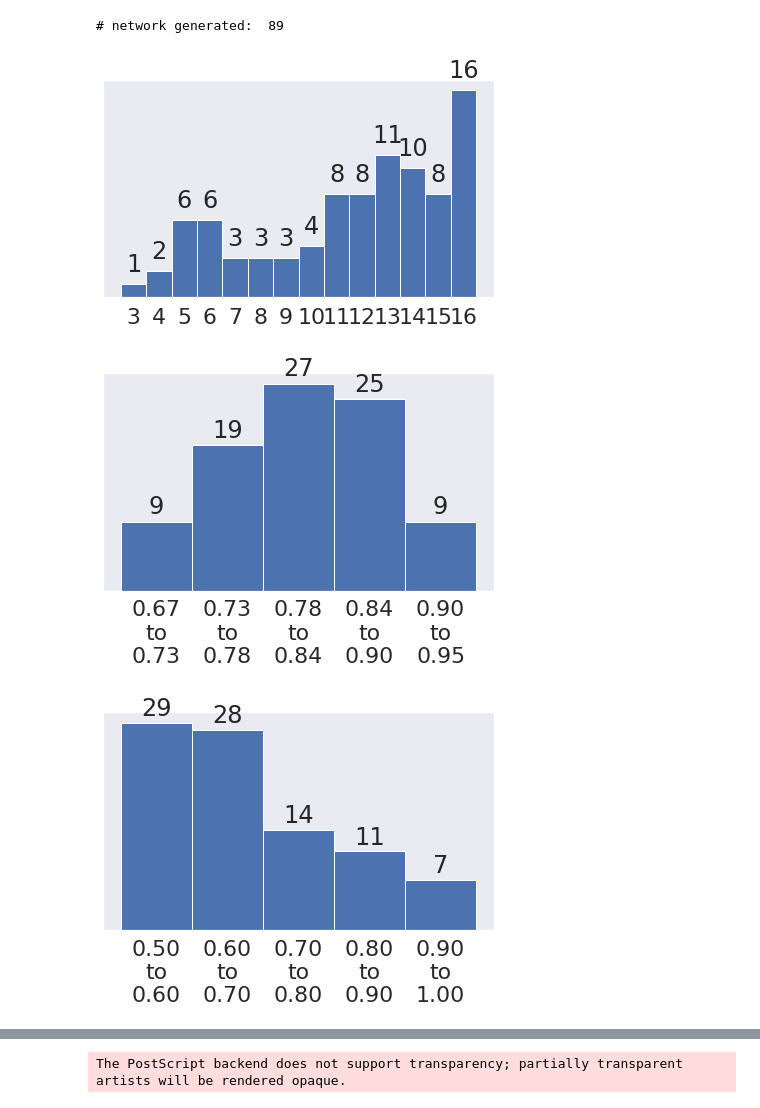
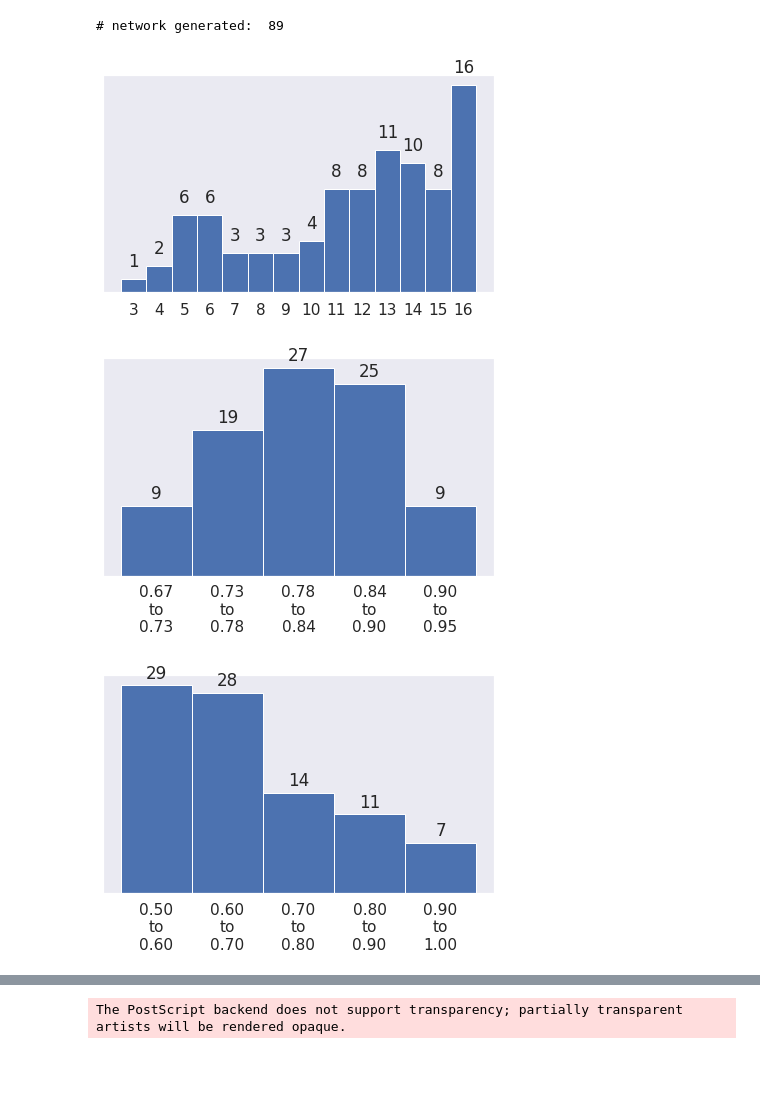
Before and after one commit to steerapi/stitchnet, a Jupyter notebook: 09_plot_results.ipynb, the cells around one changed output, grey strips where cells are left out. Cells and saved outputs as stored; diff of their text form; code cells hidden in the pictures; blank space fills up the shorter version.

```diff
--- a/08_plot_results.ipynb
+++ b/09_plot_results.ipynb
@@ -25,34 +25,34 @@ print('# network generated: ', len(data))
 # %%
 nfragments = [len(make_tuple(fragments)) for fragments in data['fragments']]
 
-sns.set(font_scale = 2)
+sns.set(font_scale = 1.4)
 fig, ax = plt.subplots(figsize=[7, 4])
-sns.set(font_scale = 2)
+sns.set(font_scale = 1.4)
 
 ax.grid(False)
 # ax.hist(nfragments)
 
 # n, bins, patches = ax.hist(nfragments, bins=5)
 n, bins, patches = ax.hist(nfragments, np.array(range(min(nfragments)-1,max(nfragments)+1))+0.5)
 # plt.xticks(range(min(nfragments),max(nfragments)+1))
 # plt.xlabel('Number of fragments')
 # plt.tick_params(left = False, labelleft = False)
 
 xticks = [(bins[idx+1] + value)/2 for idx, value in enumerate(bins[:-1])]
 xticks_labels = [ "{}".format(int((value+bins[idx+1])/2.)) for idx, value in enumerate(bins[:-1])]
 plt.xticks(xticks, labels = xticks_labels)
 
 # remove y ticks
 plt.yticks([])
 
 # plot values on top of bars
 for idx, value in enumerate(n):
     if value > 0:
         plt.text(xticks[idx], value+1, int(value), ha='center')
 # plt.subplots_adjust(bottom=0.2)
 plt.savefig(f'{figFolder}/numfragments.eps',bbox_inches='tight')
 # %% [output]
-[figure, old version]
+[figure, new version]
 # %%
 acc = data['acc']
 
@@ -74,7 +74,7 @@ for idx, value in enumerate(n):
 
 plt.savefig(f'{figFolder}/accuracy.eps',bbox_inches='tight')
 # %% [output]
-[figure, old version]
+[figure, new version]
 # %%
 score = data['score']
 
@@ -95,7 +95,7 @@ for idx, value in enumerate(n):
         plt.text(xticks[idx], value+1, int(value), ha='center')
 plt.savefig(f'{figFolder}/score.eps',bbox_inches='tight')
 # %% [output]
-[figure, old version]
+[figure, new version]
 # %%
 import matplotlib.pyplot as plt
 
```
Also changed, not shown: parts of 15 cells of this notebook, 6 other files.
